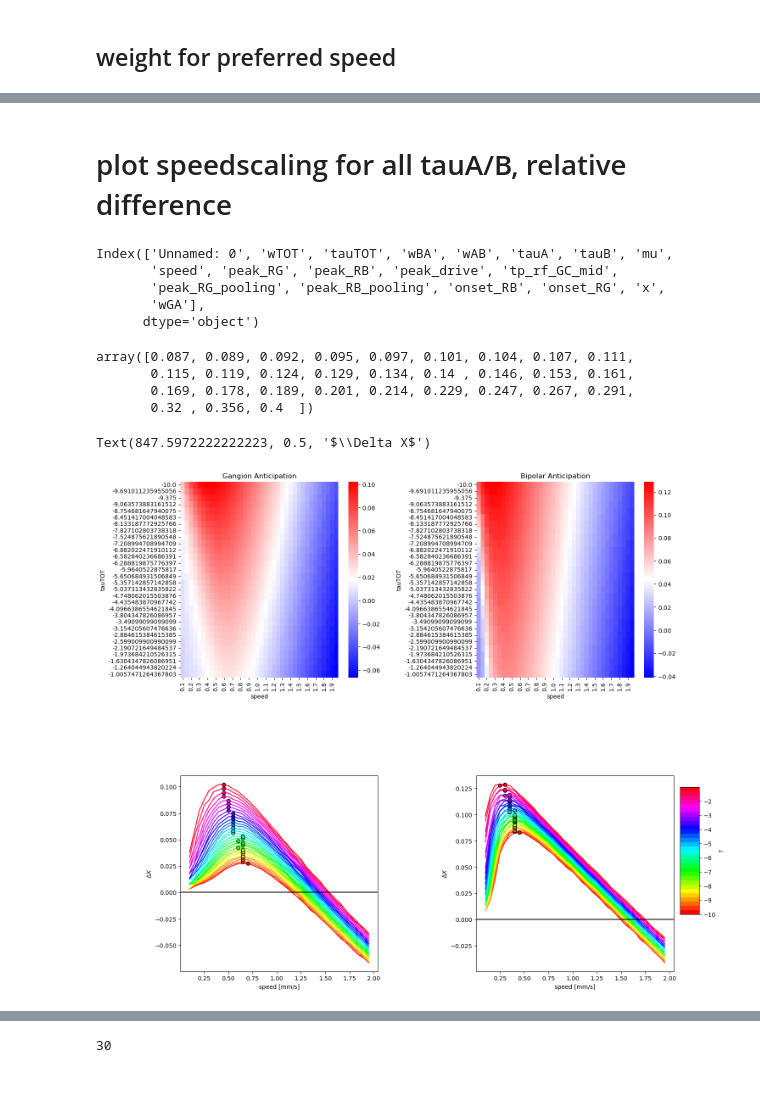
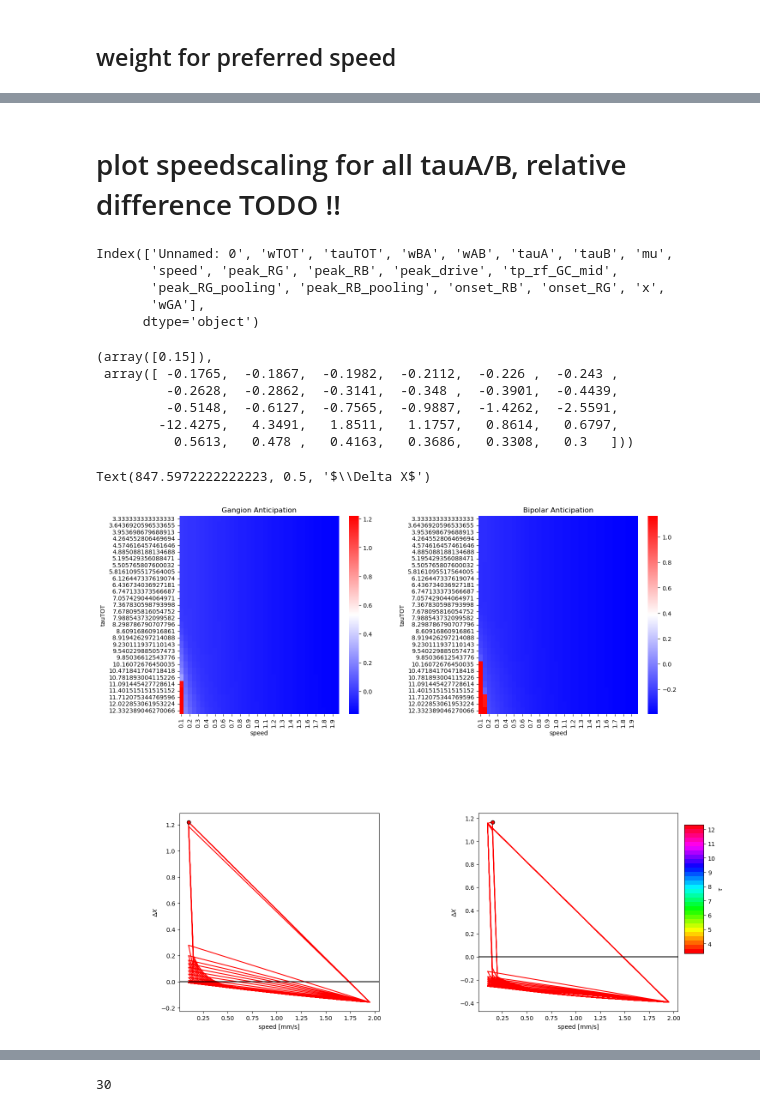
Before and after one commit to simoneeb/motion_anticipation_network, a Jupyter notebook: Figures_Paper_v2/Figure_codes/F4-prefspeed-ff.ipynb, the cells around one changed output, grey strips where cells are left out. Drawn from its saved outputs; the diff is of its cells as text; code cells hidden in the pictures; blank space fills up the shorter version.

```diff
--- a/Figures_Paper_v2/Figure_codes/F4-prefspeed-ff.ipynb
+++ b/Figures_Paper_v2/Figure_codes/F4-prefspeed-ff.ipynb
@@ -99,10 +91,10 @@ gs = figure.add_gridspec(2,2)
 figure.subplots_adjust(wspace = 0.5,hspace = 0.5)
 
 
-cmapg = plt.get_cmap('hsv', len(df['wTOT'].unique()))
-cmapb = plt.get_cmap('hsv', len(df['wTOT'].unique()))
+cmapg = plt.get_cmap('hsv', len(df['wGA'].unique()))
+cmapb = plt.get_cmap('hsv', len(df['wGA'].unique()))
 
-cNorm = colors.Normalize(vmin =df['wTOT'].min(), vmax = df['wTOT'].max())
+cNorm = colors.Normalize(vmin =df['wGA'].min(), vmax = df['wGA'].max())
 scalarMap = cmx.ScalarMappable(norm=cNorm, cmap=cmapb)
 
 cbar_ax2 = figure.add_axes([.91, .2, .03, .2])
@@ -117,15 +109,15 @@ ax = figure.add_subplot(gs[1,0])
 #weights = [0.0,10.0,50.0,100.0]
 
 # plot heatmap for beta
-g_heatmap = df.pivot_table(index = 'wTOT',columns = 'speed',values = var, aggfunc = 'mean')
+g_heatmap = df.pivot_table(index = 'wGA',columns = 'speed',values = var, aggfunc = 'mean')
 sns.heatmap(g_heatmap, ax = fig, cmap = 'bwr')#,  vmin=-0.2, vmax=0.2)
 
-subg = df.groupby(['wBA'])
+subg = df.groupby(['wGA'])
 #ax.set_xscale('log')
 
 
 # get values for which difference across speed is minimal
-diffsdf = pd.DataFrame(columns = ['diff', 'mu','wTOT','tauTOT', 'tauA', 'wAB'])
+diffsdf = pd.DataFrame(columns = ['diff', 'mu','wGA','tauTOT', 'tauA', 'wAB'])
 pref_speeds_G = []
 pref_amp_G = []
 weights_G = []
@@ -193,15 +185,15 @@ ax = figure.add_subplot(gs[1,1])
 #weights = [0.0,10.0,50.0,100.0]
 
 # plot heatmap for beta
-g_heatmap = df.pivot_table(index = 'wTOT',columns = 'speed',values = var, aggfunc = 'mean')
+g_heatmap = df.pivot_table(index = 'wGA',columns = 'speed',values = var, aggfunc = 'mean')
 sns.heatmap(g_heatmap, ax = fig, cmap = 'bwr')#,  vmin=-0.2, vmax=0.2)
 
-subg = df.groupby(['wTOT'])
+subg = df.groupby(['wGA'])
 #ax.set_xscale('log')
 
 
 # get values for which difference across speed is minimal
-diffsdf = pd.DataFrame(columns = ['diff', 'mu','wTOT','tauTOT', 'tauA', 'wAB'])
+diffsdf = pd.DataFrame(columns = ['diff', 'mu','wGA','tauTOT', 'tauA', 'wAB'])
 pref_speeds_B = []
 pref_amp_B = []
 weights_B = []
@@ -387,13 +379,13 @@ TypeError: can't multiply sequence by non-int of type 'float'
 # %% [markdown]
-# plot speedscaling for all tauA/B, relative difference
+# plot speedscaling for all tauA/B, relative difference TODO !!
 # %%
-net = f'fb_linear'
+net = f'ff_linear_600'
 
 # load dataframe
-response_data = pd.read_csv(f'{filepath}/responses_RG_tauABrel.csv')
+response_data = pd.read_csv(f'{filepath}/responses_RG_tauBrel.csv')
 
 # load dataframe
-df = pd.read_csv(f'{filepath}/anticipation_data_tauABrel.csv')
+df = pd.read_csv(f'{filepath}/anticipation_data_tauBrel.csv')
 
 print(df.columns)
 
@@ -411,24 +403,26 @@ df['ant_RG_bar_space'] = df['ant_RG_bar_time']* df['speed']
 df['ant_RB_bar_time']  = df['tp_rf_GC_mid'] - df['peak_RB']
 df['ant_RB_bar_space'] = df['ant_RB_bar_time']* df['speed']
 
-df['wTOT'] = -1*df['wTOT']
-df['wTOT'] = df['wTOT'].round()
+df['wGA'] = -1*df['wGA']
+df['wGA'] = df['wGA'].round()
 # multiple heatmaps, keeping w+ fixed and changing w-
 #dfgrouped = df.groupby(['wAB'])
 
 speeds = df['speed'].unique()#[0.1,0.2,0.3,0.4,0.5,0.6,0.7,0.8,0.9,1.0,2.0]
 
-df['tauA'].unique()
+df['tauA'].unique(),df['tauB'].unique()
 # %% [output]
 Index(['Unnamed: 0', 'wTOT', 'tauTOT', 'wBA', 'wAB', 'tauA', 'tauB', 'mu',
        'speed', 'peak_RG', 'peak_RB', 'peak_drive', 'tp_rf_GC_mid',
        'peak_RG_pooling', 'peak_RB_pooling', 'onset_RB', 'onset_RG', 'x',
        'wGA'],
       dtype='object')
-array([0.087, 0.089, 0.092, 0.095, 0.097, 0.101, 0.104, 0.107, 0.111,
-       0.115, 0.119, 0.124, 0.129, 0.134, 0.14 , 0.146, 0.153, 0.161,
-       0.169, 0.178, 0.189, 0.201, 0.214, 0.229, 0.247, 0.267, 0.291,
-       0.32 , 0.356, 0.4  ])
+(array([0.15]),
+ array([ -0.1765,  -0.1867,  -0.1982,  -0.2112,  -0.226 ,  -0.243 ,
+         -0.2628,  -0.2862,  -0.3141,  -0.348 ,  -0.3901,  -0.4439,
+         -0.5148,  -0.6127,  -0.7565,  -0.9887,  -1.4262,  -2.5591,
+        -12.4275,   4.3491,   1.8511,   1.1757,   0.8614,   0.6797,
+          0.5613,   0.478 ,   0.4163,   0.3686,   0.3308,   0.3   ]))
 # %%
 # dl = df[df['tauA'] == 0.4]
 # #dl = df[df['wTOT'] == -101.0]
@@ -484,7 +478,7 @@ subg = df.groupby(['tauA'])
 
 
 # get values for which difference across speed is minimal
-diffsdf = pd.DataFrame(columns = ['diff', 'mu','wTOT','tauTOT', 'tauA', 'wAB'])
+diffsdf = pd.DataFrame(columns = ['diff', 'mu','wGA','tauTOT', 'tauA', 'wAB'])
 pref_speeds_G = []
 pref_amp_G = []
 weights_G = []
@@ -562,7 +556,7 @@ subg = df.groupby(['tauA'])
 
 
 # get values for which difference across speed is minimal
-diffsdf = pd.DataFrame(columns = ['diff', 'mu','wTOT','tauTOT', 'tauA', 'wAB'])
+diffsdf = pd.DataFrame(columns = ['diff', 'mu','wGA','tauTOT', 'tauA', 'wAB'])
 pref_speeds_B = []
 pref_amp_B = []
 weights_B = []
@@ -648,34 +642,34 @@ ax.set_ylabel(r'$\Delta X$')
 
 
 # # get values for which difference across speed is minimal
 # diffsdf = pd.DataFrame(columns = ['diff', 'mu','wTOT','tauTOT', 'tauA', 'wBA'])
 
 
 # # get values that yield same anticipation time across speeds
 # for x,w2 in enumerate(subg.groups):
 #     sg = subg.get_group(w2)
 
 #     cur  = sg[var].values
 #     speeds = sg['speed'].values
 #     maxi = np.argmax(cur)
 #     ax.plot(sg['speed'], sg[var])
 #     print(len(sg['speed']))
 #     ax.scatter(speeds[maxi],cur[maxi])
 #     # diff = np.mean(np.abs(np.diff(sg[var])))
 #     # data = {'diff': diff,
 #     #         'mu' : w2,
 #     #         'wTOT': sg['wTOT'].min(),
 #     #         'tauTOT': sg['tauTOT'].min(),
 #     #         'tauA':sg['tauA'],
 #     #         'wBA': sg['wBA']}
 #     # diffsdf = diffsdf._append(data, ignore_index = True)
 #     # if x == 3:
 #     #     break
 
 # ax.legend()
 # %% [output]
 Text(847.5972222222223, 0.5, '$\\Delta X$')
-[figure, old version]
+[figure, new version]
 # %%
 
 def preferred_speed(wplus,alpha,beta):
```
Also changed, not shown: parts of 5 cells of this notebook, 16 other files.
